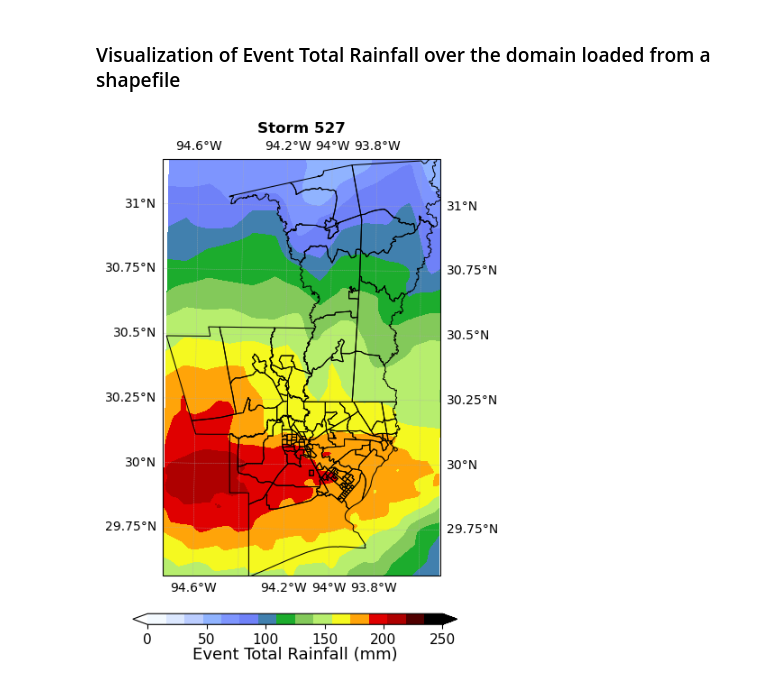
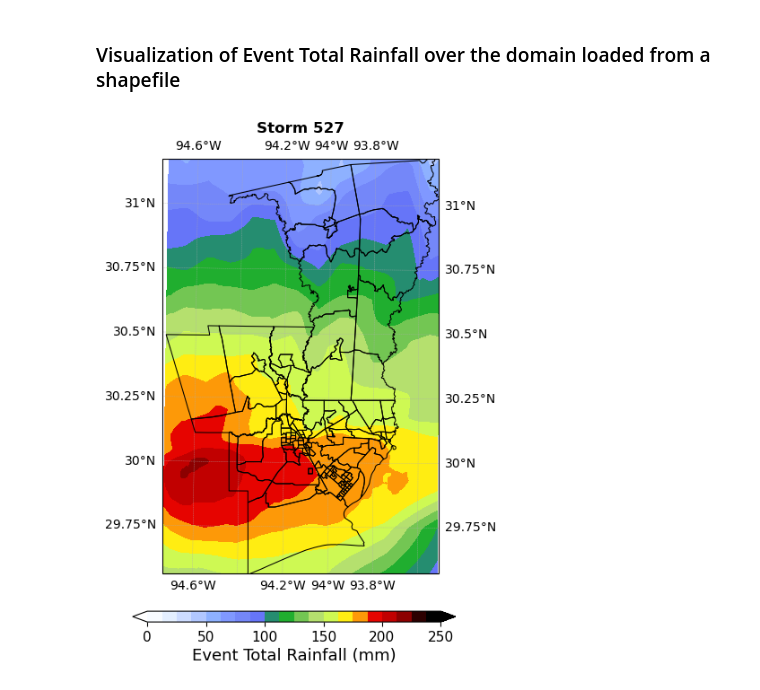
Before and after one commit to levuvietphong/pyTCR, a Jupyter notebook: notebooks/ex4_rainfall_polygons_generation.ipynb, the cells around one changed output. Drawn from its saved outputs; the diff is of its cells as text; code cells hidden in the pictures.

```diff
--- a/notebooks/ex4_rainfall_polygons_generation.ipynb
+++ b/notebooks/ex4_rainfall_polygons_generation.ipynb
@@ -81,24 +81,24 @@ x, y, netrain = tcr_rain.rainswathx(
 # %%
 projection = ccrs.UTM(zone=15)  # Projection for Southeast Texas
 cmap = tcr_plot.load_cpt_colormap('../data/colormaps/precip2_17lev.cpt')
 max_precip = 250
-levels = np.linspace(0, max_precip, 17)
+levels = np.linspace(0, max_precip, 21)
 extent = [np.min(x), np.max(x), np.min(y), np.max(y)]
 
 # Plot Event Total Rainfall (ETR)
 fig, ax = plt.subplots(1, 1, figsize=(6, 6), facecolor="w", subplot_kw=dict(projection=projection))
 im = tcr_plot.plot_density(
     ax, y, x, netrain, levels, extent=extent, projection=projection, cmap=cmap,
     gridlabel=True, gridspace=1, shapefile=shp_region, coastlines=False,
     add_features=False, method='contourf'
 )
 ax.set_title(f'Storm {storm_ids}', fontweight='bold')
 
 # Add colorbar
 cbax = fig.add_axes([0.2, 0.02, 0.6, 0.02])
 cb = fig.colorbar(im, cax=cbax, orientation='horizontal')
-cb.set_label(r'Event Total Rainfall (mm)', fontsize=13, labelpad=0)
+cb.set_label(r'Event Total Rainfall (mm)', fontsize=13, labelpad=3)
 cb.set_ticks(np.linspace(0, max_precip, 6))
 cb.ax.tick_params(labelsize=11)
 # %% [output]
-[figure, old version]
+[figure, new version]
```
Also changed, not shown: 5 other files.
